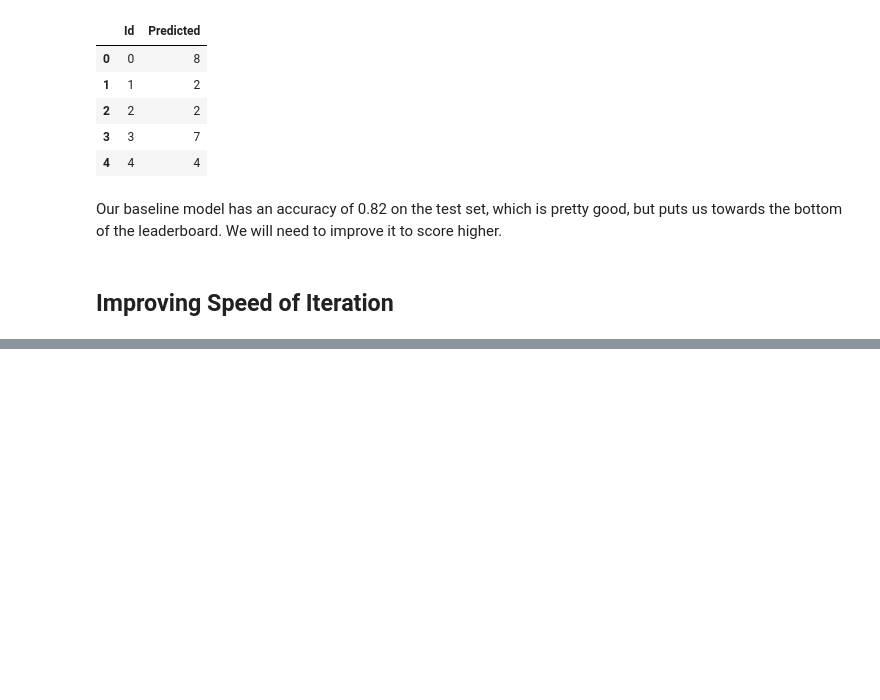
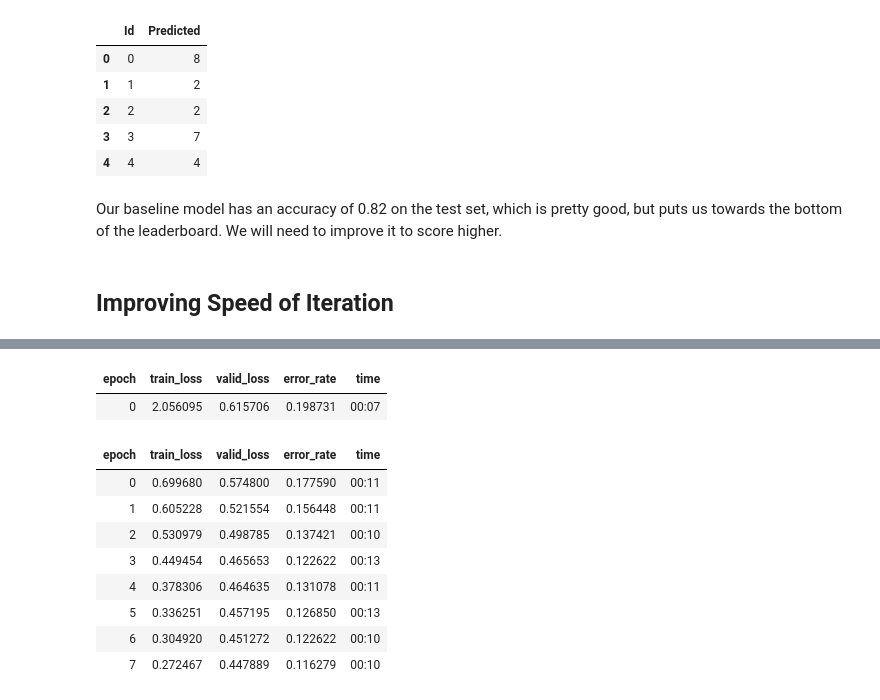
Before and after one commit to frank-895/machine_learning_journey, a Jupyter notebook: image_classification/estonian_mushroom_classification.ipynb, the cells around one changed output, grey strips where cells are left out. Cells and saved outputs as stored; diff of their text form; code cells hidden in the pictures; blank space fills up the shorter version.

```diff
--- a/image_classification/estonian_mushroom_classification.ipynb
+++ b/image_classification/estonian_mushroom_classification.ipynb
@@ -267,0 +347,18 @@ resize_images(comp, dest='resized', max_size=256, recurse=True)
+# %%
+learn = train('convnext_small_in22k',
+              Resize(192, method='padding'),
+              aug_transforms(size=128, min_scale=0.75),
+              lr=0.001
+)
+# %% [output]
+| epoch | train_loss | valid_loss | error_rate | time |
+| 0 | 2.056095 | 0.615706 | 0.198731 | 00:07 |
+| epoch | train_loss | valid_loss | error_rate | time |
+| 0 | 0.699680 | 0.574800 | 0.177590 | 00:11 |
+| 1 | 0.605228 | 0.521554 | 0.156448 | 00:11 |
+| 2 | 0.530979 | 0.498785 | 0.137421 | 00:10 |
+| 3 | 0.449454 | 0.465653 | 0.122622 | 00:13 |
+| 4 | 0.378306 | 0.464635 | 0.131078 | 00:11 |
+| 5 | 0.336251 | 0.457195 | 0.126850 | 00:13 |
+| 6 | 0.304920 | 0.451272 | 0.122622 | 00:10 |
+| 7 | 0.272467 | 0.447889 | 0.116279 | 00:10 |
```
Also changed, not shown: parts of 43 cells of this notebook.
